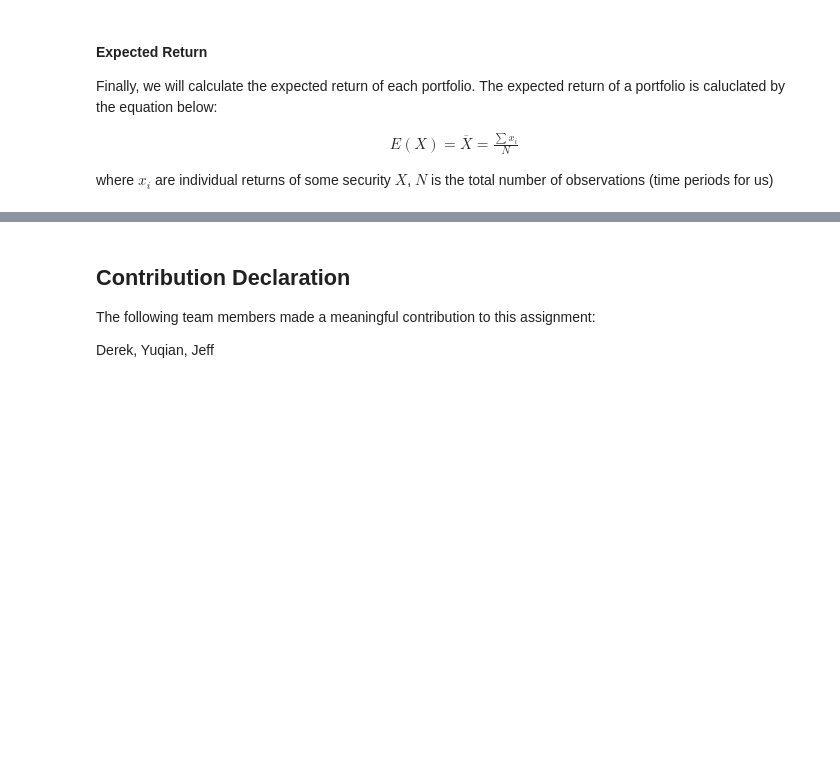
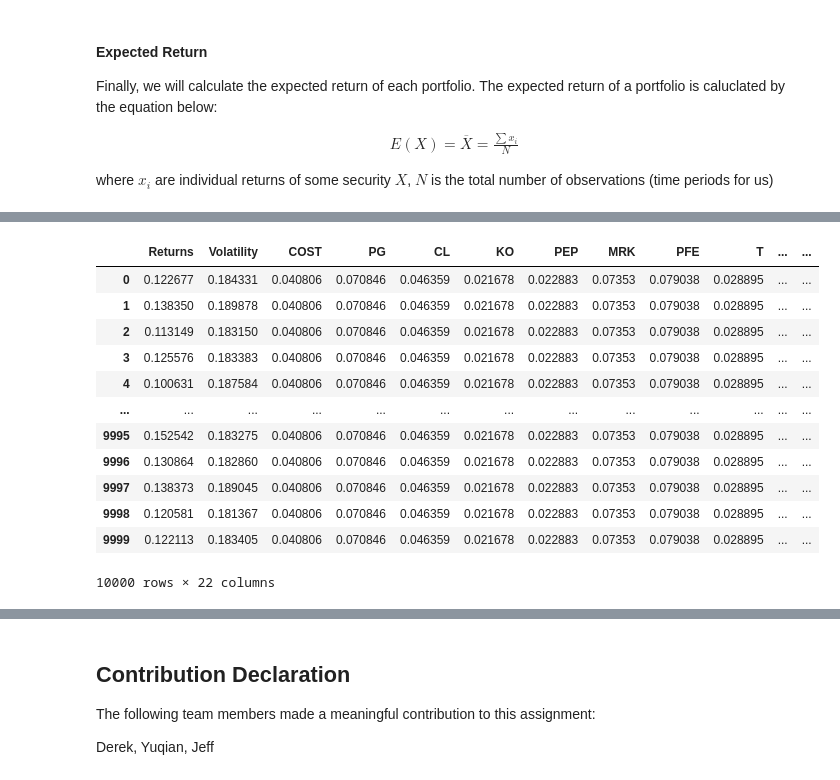
Before and after one commit to realDerekTan/cfm-101-group-assignment, a Jupyter notebook: Team_XX_Assignment.ipynb, the cells around one changed output, grey strips where cells are left out. Cells and saved outputs as stored; diff of their text form; code cells hidden in the pictures; blank space fills up the shorter version.

```diff
--- a/Team_XX_Assignment.ipynb
+++ b/Team_XX_Assignment.ipynb
@@ -255,3 +296,11 @@ yearly_stats
+# %%
+sorted_volatility = yearly_stats.sort_values('Volatility')
+
+lowest_volatility_tickers = list(sorted_volatility['Volatility'][0:20].index)
+# %%
+yearly_stats = yearly_stats.loc[lowest_volatility_tickers]
+# %%
+cov_matrix = cov_matrix.loc[lowest_volatility_tickers][lowest_volatility_tickers]
 # %%
 # Change this number to change the number of randomly generated portfolios
 # The more number of random portfolios generated, the more optimized
@@ -282,32 +331,46 @@ def generate_portfolios(tickers, number_of_portfolios):
         individual_weights = individual_weights / np.sum(individual_weights)
         weights.append(individual_weights)
 
         individual_returns = np.dot(individual_weights, yearly_stats.Returns)
         returns.append(individual_returns)
 
         portfolio_variance = (
             cov_matrix.mul(individual_weights, axis=0)
             .mul(individual_weights, axis=1)
             .sum()
             .sum()
         )
         standard_deviation = np.sqrt(portfolio_variance)
         individual_volatility = standard_deviation * np.sqrt(trading_days)
         volatility.append(individual_volatility)
 
     portfolios = pd.DataFrame(index=range(number_of_portfolios))
 
     portfolios["Returns"] = returns
     portfolios["Volatility"] = volatility
 
     for i in range(len(tickers)):
         for j in range(number_of_portfolios):
             portfolios[tickers[i]] = weights[j][i]
 
     return portfolios
 
 
-random_portfolios = generate_portfolios(tickers, number_of_portfolios)
+random_portfolios = generate_portfolios(lowest_volatility_tickers, number_of_portfolios)
 
 random_portfolios
+# %% [output]
+|  | Returns | Volatility | COST | PG | CL | KO | PEP | MRK | PFE | T | ... | ... |
+| 0 | 0.122677 | 0.184331 | 0.040806 | 0.070846 | 0.046359 | 0.021678 | 0.022883 | 0.07353 | 0.079038 | 0.028895 | ... | ... |
+| 1 | 0.138350 | 0.189878 | 0.040806 | 0.070846 | 0.046359 | 0.021678 | 0.022883 | 0.07353 | 0.079038 | 0.028895 | ... | ... |
+| 2 | 0.113149 | 0.183150 | 0.040806 | 0.070846 | 0.046359 | 0.021678 | 0.022883 | 0.07353 | 0.079038 | 0.028895 | ... | ... |
+| 3 | 0.125576 | 0.183383 | 0.040806 | 0.070846 | 0.046359 | 0.021678 | 0.022883 | 0.07353 | 0.079038 | 0.028895 | ... | ... |
+| 4 | 0.100631 | 0.187584 | 0.040806 | 0.070846 | 0.046359 | 0.021678 | 0.022883 | 0.07353 | 0.079038 | 0.028895 | ... | ... |
+| ... | ... | ... | ... | ... | ... | ... | ... | ... | ... | ... | ... | ... |
+| 9995 | 0.152542 | 0.183275 | 0.040806 | 0.070846 | 0.046359 | 0.021678 | 0.022883 | 0.07353 | 0.079038 | 0.028895 | ... | ... |
+| 9996 | 0.130864 | 0.182860 | 0.040806 | 0.070846 | 0.046359 | 0.021678 | 0.022883 | 0.07353 | 0.079038 | 0.028895 | ... | ... |
+| 9997 | 0.138373 | 0.189045 | 0.040806 | 0.070846 | 0.046359 | 0.021678 | 0.022883 | 0.07353 | 0.079038 | 0.028895 | ... | ... |
+| 9998 | 0.120581 | 0.181367 | 0.040806 | 0.070846 | 0.046359 | 0.021678 | 0.022883 | 0.07353 | 0.079038 | 0.028895 | ... | ... |
+| 9999 | 0.122113 | 0.183405 | 0.040806 | 0.070846 | 0.046359 | 0.021678 | 0.022883 | 0.07353 | 0.079038 | 0.028895 | ... | ... |
+10000 rows × 22 columns
 # %%
```
Also changed, not shown: parts of 13 cells of this notebook.
